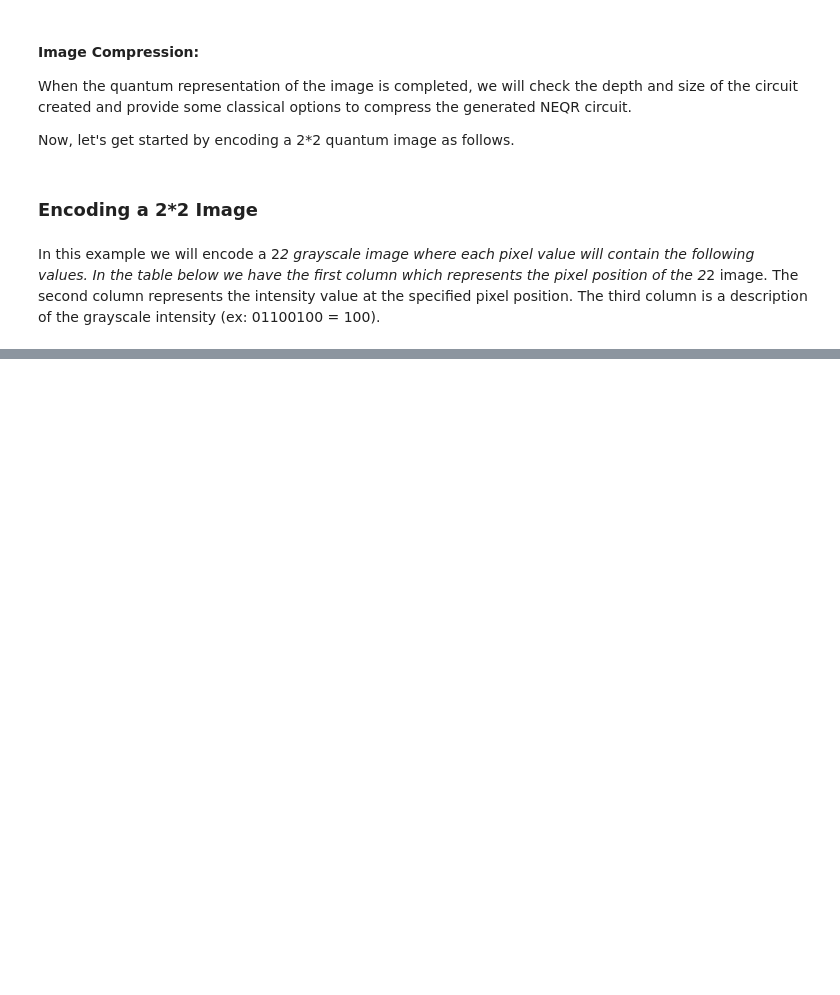
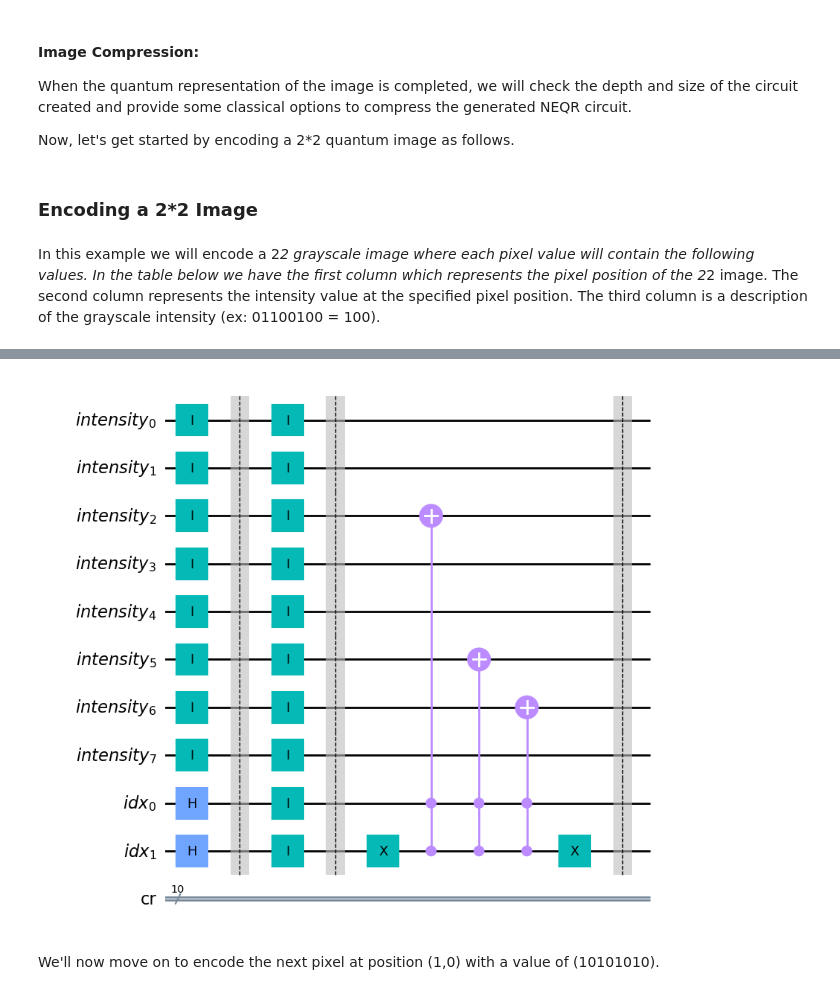
Before and after one commit to ksm999/QuantumComputing, a Jupyter notebook: QIP_FRQI_&_NEQR.ipynb, the cells around one changed output, grey strips where cells are left out. Drawn from its saved outputs; the diff is of its cells as text; code cells hidden in the pictures; blank space fills up the shorter version.

```diff
--- a/QIP_FRQI_&_NEQR.ipynb
+++ b/QIP_FRQI_&_NEQR.ipynb
@@ -437,0 +529,21 @@ In the table below we have the first column which represents the pixel position
+# %%
+# Encode the second pixel whose value is (01100100):
+value01 = '01100100'
+
+# Add the NOT gate to set the position at 01:
+qc_image.x(qc_image.num_qubits-1)
+
+# We'll reverse order the value so it is in the same order when measured.
+for idx, px_value in enumerate(value01[::-1]):
+    if(px_value=='1'):
+        qc_image.ccx(num_qubits-1, num_qubits-2, idx)
+
+# Reset the NOT gate
+qc_image.x(num_qubits-1)
+
+qc_image.barrier()
+qc_image.draw('mpl')
+# %% [output]
+[figure, added]
+# %% [markdown]
+We'll now move on to encode the next pixel at position (1,0) with a value of (10101010).
```
Also changed, not shown: parts of 33 cells of this notebook.
